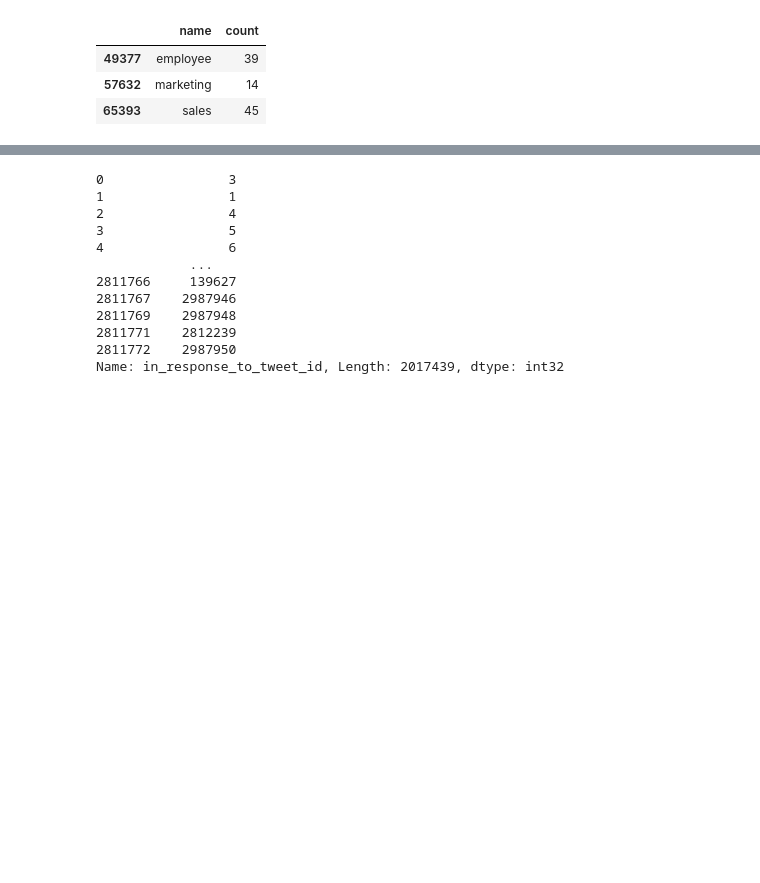
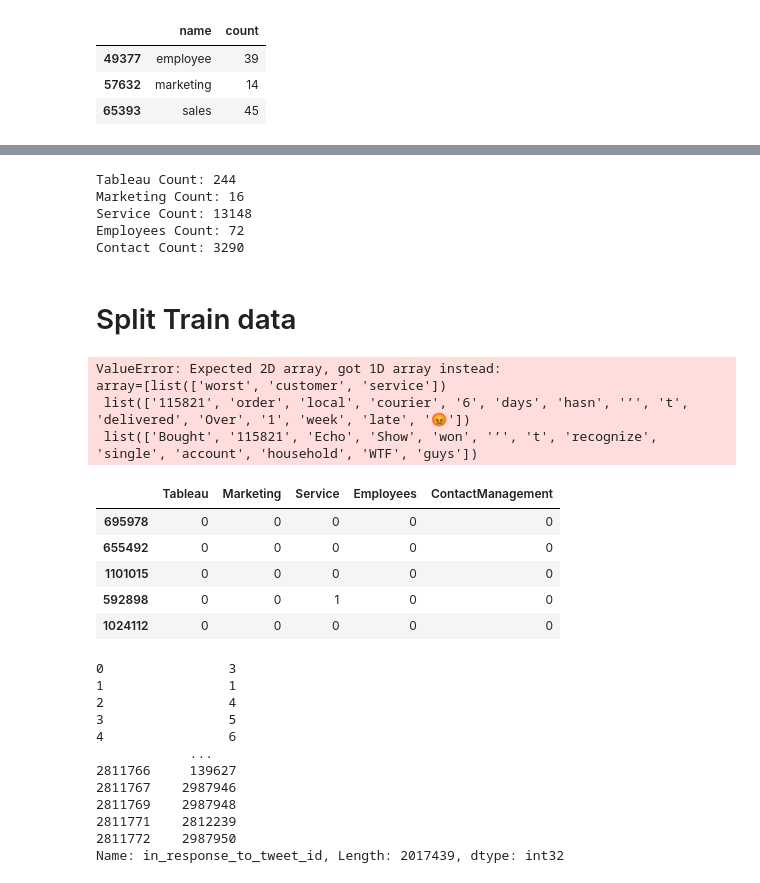
Before and after one commit to tisSoFluffy/chatbot, a Jupyter notebook: capstone_work.ipynb, the cells around one changed output, grey strips where cells are left out. Drawn from its saved outputs; the diff is of its cells as text; code cells hidden in the pictures; blank space fills up the shorter version.

Commit message:
uploading train files for new bot

```diff
--- a/capstone_work.ipynb
+++ b/capstone_work.ipynb
@@ -190,0 +179,36 @@ comp_df[comp_df['text'].str.contains('marketing')]
+# %%
+df_id_tweet['Marketing'] = 0
+df_id_tweet['Service'] = 0
+df_id_tweet['Employees'] = 0
+df_id_tweet['ContactManagement'] = 0
+df_id_tweet['Commerce'] = 0
+df_id_tweet['Mulesoft'] = 0
+df_id_tweet['Tableau'] = 0
+# %%
+#Apply Labels to each of the tweets
+df_id_tweet.loc[df_id_tweet['text'].str.contains('marketing'),'Marketing'] = 1
+service = ['service','english','commerce','digital','sales','115858', 'delivery']
+df_id_tweet.loc[df_id_tweet['text'].str.contains('|'.join(service)), 'Service'] = 1
+df_id_tweet.loc[df_id_tweet['text'].str.contains('employee'), 'Employees'] = 1
+tableau = ['server','community','toggle','tableau','management']
+df_id_tweet.loc[df_id_tweet['text'].str.contains('|'.join(tableau)), 'Tableau'] = 1
+contactMgmnt = ['contact','updated']
+df_id_tweet.loc[df_id_tweet['text'].str.contains('|'.join(contactMgmnt)), 'ContactManagement'] = 1
+# %%
+#Count the number of each intent
+print(f"Tableau Count: {df_id_tweet[df_id_tweet['Tableau']== 1]['Tableau'].count()}")
+print(f"Marketing Count: {df_id_tweet[df_id_tweet['Marketing']== 1]['Marketing'].count()}")
+print(f"Service Count: {df_id_tweet[df_id_tweet['Service']== 1]['Tableau'].count()}")
+print(f"Employees Count: {df_id_tweet[df_id_tweet['Employees']== 1]['Tableau'].count()}")
+print(f"Contact Count: {df_id_tweet[df_id_tweet['ContactManagement']== 1]['Tableau'].count()}")
+# %% [output]
+Tableau Count: 244
+Marketing Count: 16
+Service Count: 13148
+Employees Count: 72
+Contact Count: 3290
+# %% [markdown]
+# Split Train data
+# %%
+X = df_id_tweet['cleanedTokens']
+y = df_id_tweet[['Tableau','Marketing','Service','Employees','ContactManagement']]
@@ -191,3 +218,22 @@ comp_df[comp_df['text'].str.contains('marketing')]
+# %%
+X_train, X_test, y_train, y_test = train_test_split(X,y, test_size=0.33, random_state=42)
+# %%
+enc = OneHotEncoder(handle_unknown='ignore')
+enc.fit(X)
+# %% [output]
+ValueError: Expected 2D array, got 1D array instead:
+array=[list(['worst', 'customer', 'service'])
+ list(['115821', 'order', 'local', 'courier', '6', 'days', 'hasn', '’', 't', 'delivered', 'Over', '1', 'week', 'late', '😡'])
+ list(['Bought', '115821', 'Echo', 'Show', 'won', '’', 't', 'recognize', 'single', 'account', 'household', 'WTF', 'guys'])
+# %%
+y_train[0:5]
+# %% [output]
+|  | Tableau | Marketing | Service | Employees | ContactManagement |
+| 695978 | 0 | 0 | 0 | 0 | 0 |
+| 655492 | 0 | 0 | 0 | 0 | 0 |
+| 1101015 | 0 | 0 | 0 | 0 | 0 |
+| 592898 | 0 | 0 | 1 | 0 | 0 |
+| 1024112 | 0 | 0 | 0 | 0 | 0 |
 # %%
 #Cleanup data
 df['in_response_to_tweet_id'].dropna().astype(int)
```
Also changed, not shown: parts of 6 cells of this notebook, 8 other files.
